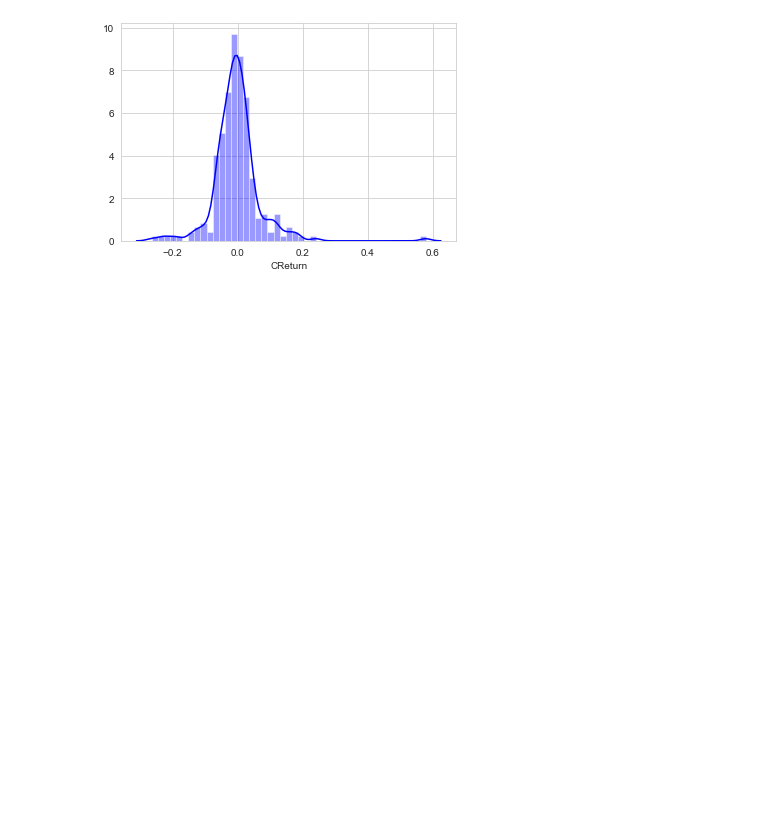
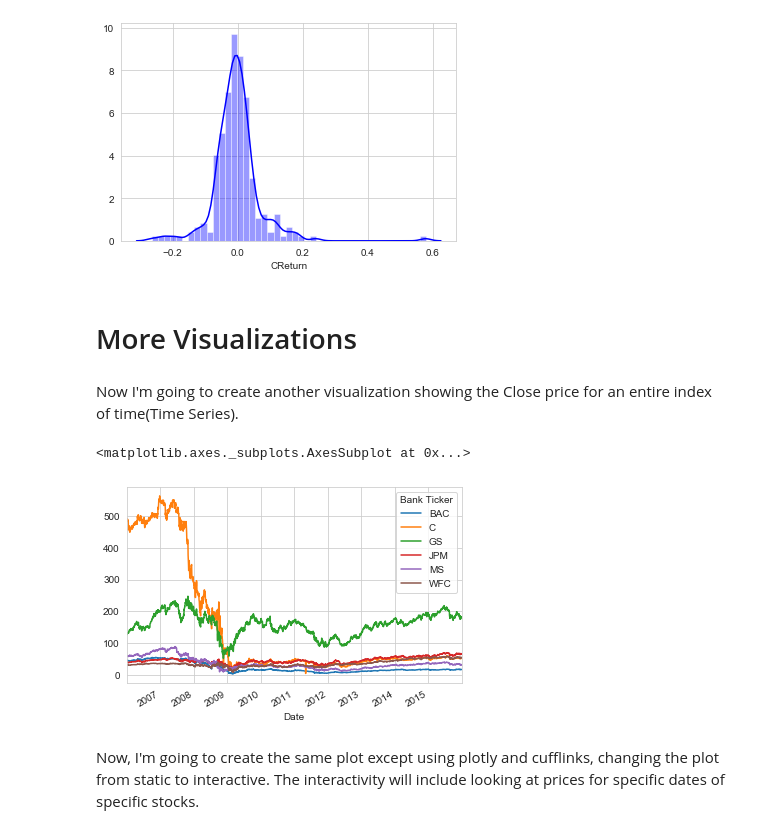
Before and after one commit to seandom13/Finance_EDA, a Jupyter notebook: Finance(EDA).ipynb, the cells around one changed output. Drawn from its saved outputs; the diff is of its cells as text; code cells hidden in the pictures; blank space fills up the shorter version.

```diff
--- a/Finance(EDA).ipynb
+++ b/Finance(EDA).ipynb
@@ -191,3 +191,14 @@ See the documentation here:
 http://pandas.pydata.org/pandas-docs/stable/indexing.html#ix-indexer-is-deprecated
 <matplotlib.axes._subplots.AxesSubplot at 0x...>
 [figure]
+# %% [markdown]
+# More Visualizations
+# %% [markdown]
+Now I'm going to create another visualization showing the Close price for an entire index of time(Time Series).
+# %%
+all_banks_df.xs(key='Close',axis=1,level='Stock Info').plot()
+# %% [output]
+<matplotlib.axes._subplots.AxesSubplot at 0x...>
+[figure, added]
+# %% [markdown]
+Now, I'm going to create the same plot except using plotly and cufflinks, changing the plot from static to interactive. The interactivity will include looking at prices for specific dates of specific stocks.
```
Also changed, not shown: parts of 1 cell of this notebook.
